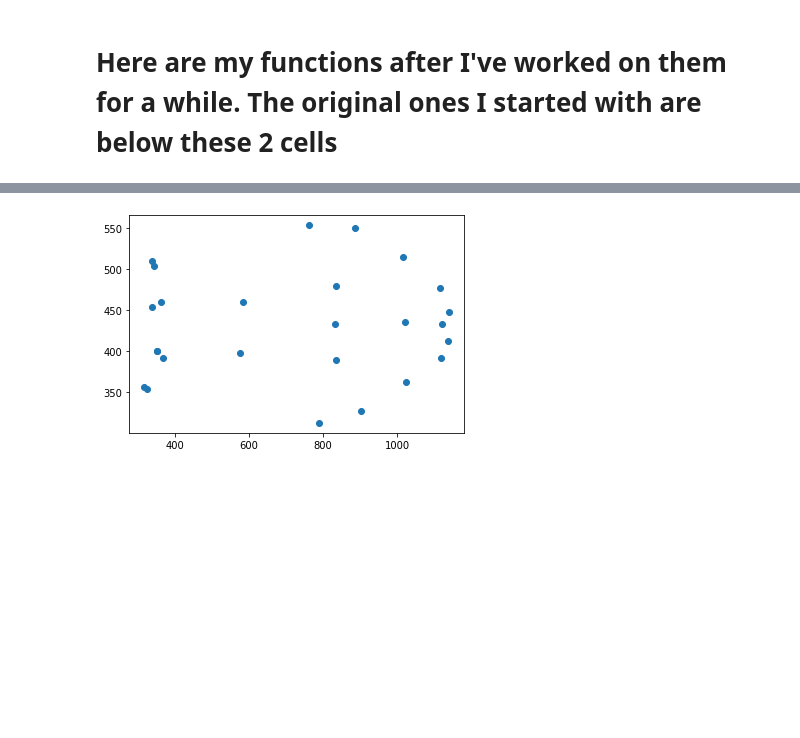
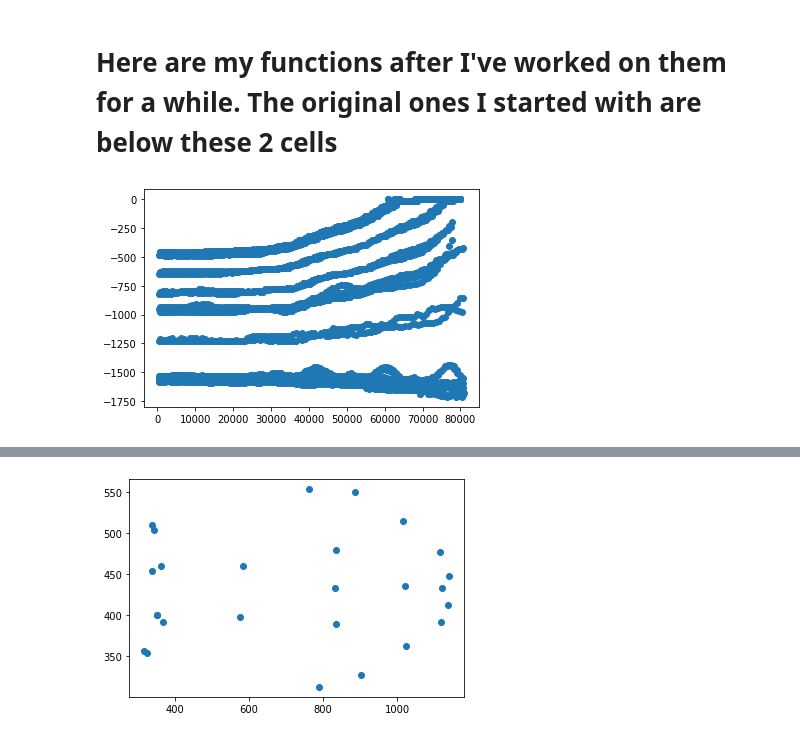
Before and after one commit to nrush23/Machine-Learning-2022, a Jupyter notebook: Kouh_Example.ipynb, the cells around one changed output, grey strips where cells are left out. Saved outputs shown, nothing was run; the diff lists cells and outputs as text; code cells hidden in the pictures; blank space fills up the shorter version.

```diff
--- a/Kouh_Example.ipynb
+++ b/Kouh_Example.ipynb
@@ -145,0 +161,6 @@ sortFiles2('Ashita2_')
+# %%
+data.clear()
+sortFiles2('Jai1_')
+displayGraph(0,100)
+# %% [output]
+[figure, added]
```
Also changed, not shown: parts of 4 cells of this notebook.
